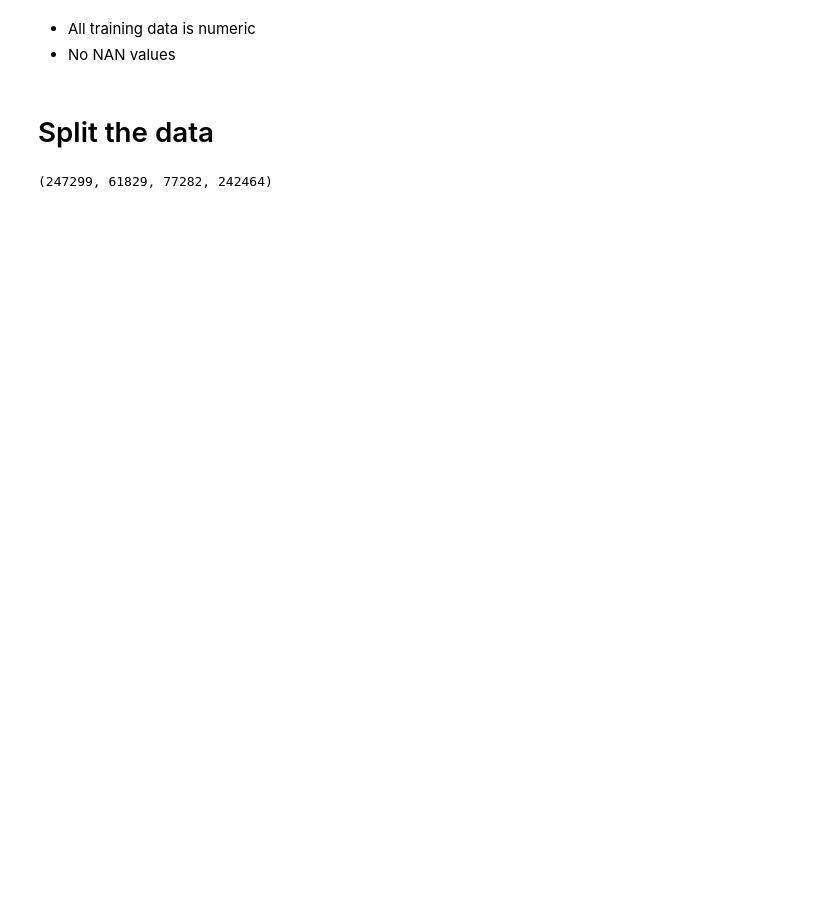
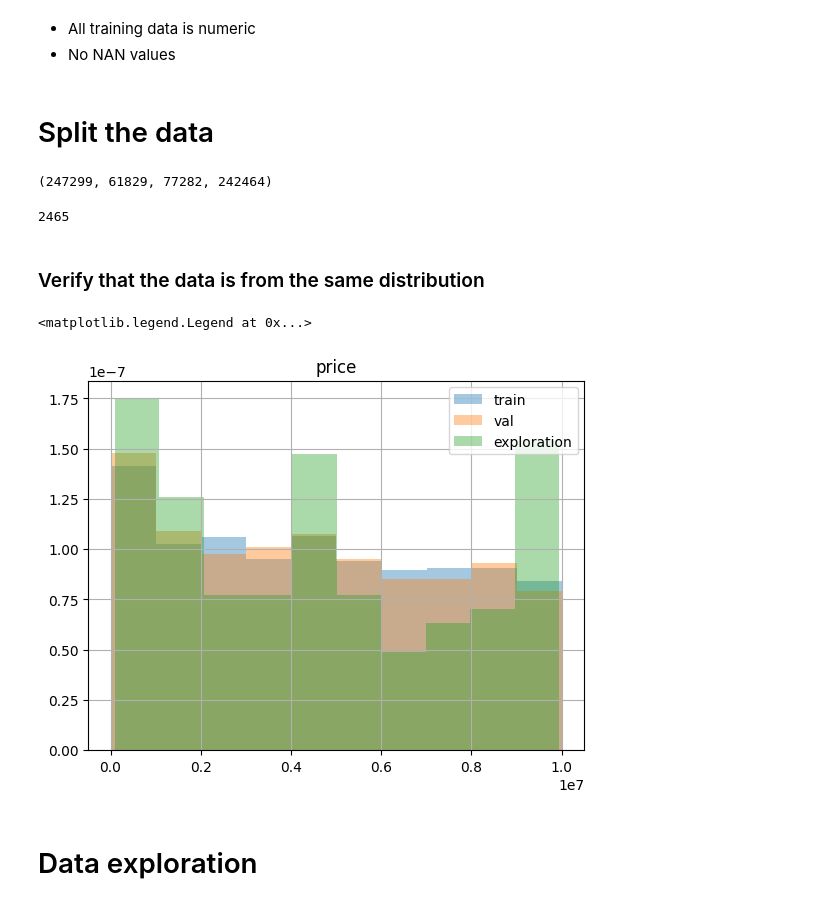
Before and after one commit to PashaIanko/Kaggle.ParisHousingPrices, a Jupyter notebook: 0_baseline_training.ipynb, the cells around one changed output. Saved outputs shown, nothing was run; the diff lists cells and outputs as text; code cells hidden in the pictures; blank space fills up the shorter version.

```diff
--- a/0_baseline_training.ipynb
+++ b/0_baseline_training.ipynb
@@ -212,3 +212,46 @@ df_train, df_val = train_test_split(
 df_train.size, df_val.size, df_test.size, df_submission.size
 # %% [output]
 (247299, 61829, 77282, 242464)
+# %%
+EXPLORATION_SIZE = 0.01
+
+df_exploration, _ = train_test_split(
+    df_train,
+    train_size=EXPLORATION_SIZE,
+    random_state=RANDOM_STATE
+)
+
+df_exploration.size
+# %% [output]
+2465
+# %%
+def X_Y(df, return_y):
+    if return_y:
+        X=df.loc[:, [c for c in df.columns if c != 'price']]
+        y=df[['price']].values.ravel()
+    else:
+        X = df.loc[:, :]
+        y = None
+    return X, y
+
+X_train, Y_train = X_Y(df_train, True)
+X_val, Y_val = X_Y(df_val, True)
+X_test, Y_test = X_Y(df_test, True)
+X_exploration, Y_exploration = X_Y(df_exploration, True)
+
+X_submission, _ = X_Y(df_submission, False)
+# %% [markdown]
+### Verify that the data is from the same distribution
+# %%
+_, ax = plt.subplots()
+
+Y_train.hist(density=True, alpha=0.4, ax=ax, label='train')
+Y_val.hist(density=True, alpha=0.4, ax=ax, label='val')
+Y_exploration.hist(density=True, alpha=0.4, ax=ax, label='exploration')
+
+ax.legend()
+# %% [output]
+<matplotlib.legend.Legend at 0x...>
+[figure, added]
+# %% [markdown]
+# Data exploration
```
Also changed, not shown: parts of 27 cells of this notebook.
